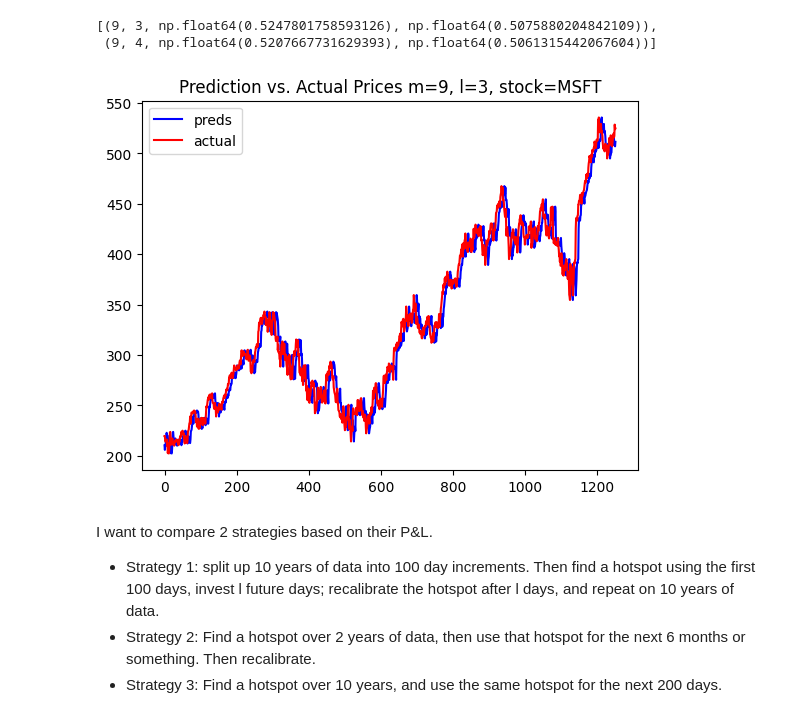
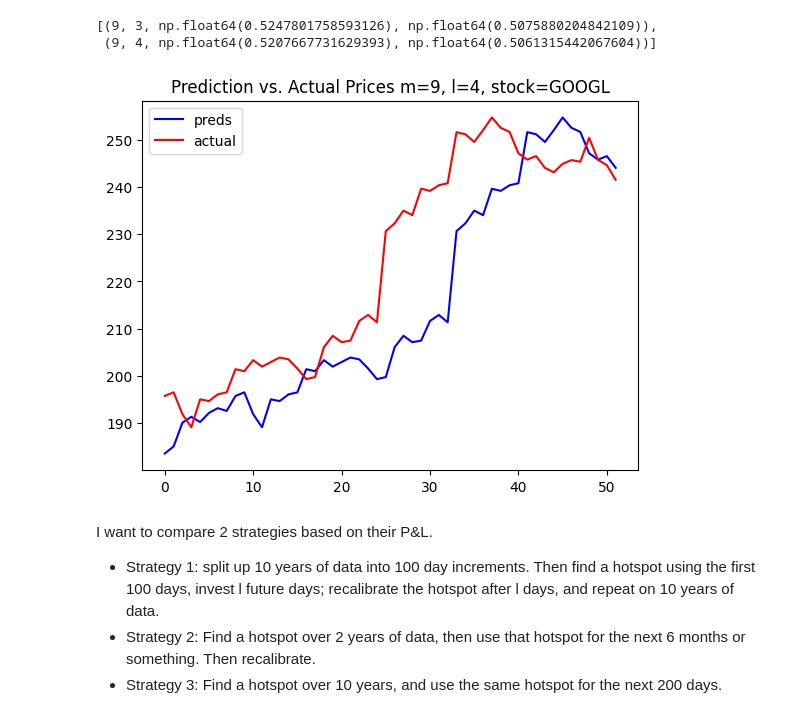
Before and after one commit to ckook24/Koopman-DMD-Algorithm, a Jupyter notebook: Koopman_DMD.ipynb, the cells around one changed output. Drawn from its saved outputs; the diff is of its cells as text; code cells hidden in the pictures.

```diff
--- a/Koopman_DMD.ipynb
+++ b/Koopman_DMD.ipynb
@@ -363,9 +362,9 @@ hotspots
 [(9, 3, np.float64(0.5247801758593126), np.float64(0.5075880204842109)),
  (9, 4, np.float64(0.5207667731629393), np.float64(0.5061315442067604))]
 # %%
-preds, actuals = get_preds_and_actuals(9, 3, m_start, l_start, l_end, preds_array, actuals_array, 1)
+preds, actuals = get_preds_and_actuals(9, 4, m_start, l_start, l_end, preds_array, actuals_array, 2)
 # %% [output]
-[figure, old version]
+[figure, new version]
 # %% [markdown]
 I want to compare 2 strategies based on their P&L.
 
```
Also changed, not shown: parts of 6 cells of this notebook.
